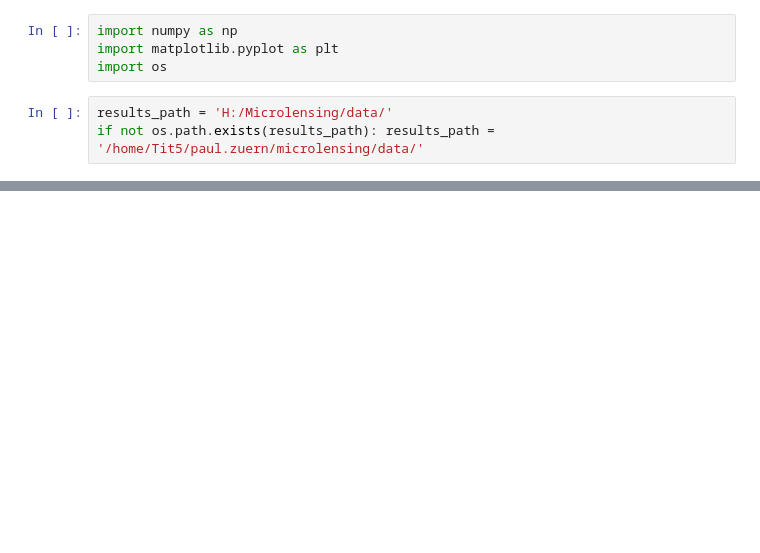
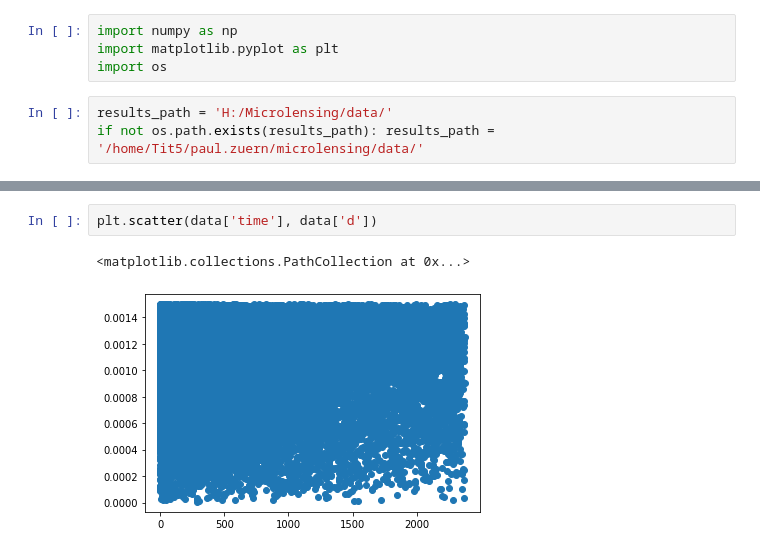
Before and after one commit to Paulemaule/microlensing, a Jupyter notebook: analyse.ipynb, the cells around one changed output, grey strips where cells are left out. Cells and saved outputs as stored; diff of their text form; blank space fills up the shorter version.

```diff
--- a/analyse.ipynb
+++ b/analyse.ipynb
@@ -42,0 +61,5 @@ plt.scatter(data[0], dist)
+# %%
+plt.scatter(data['time'], data['d'])
+# %% [output]
+<matplotlib.collections.PathCollection at 0x...>
+[figure, added]
```
Also changed, not shown: parts of 12 cells of this notebook, 1 other file.
